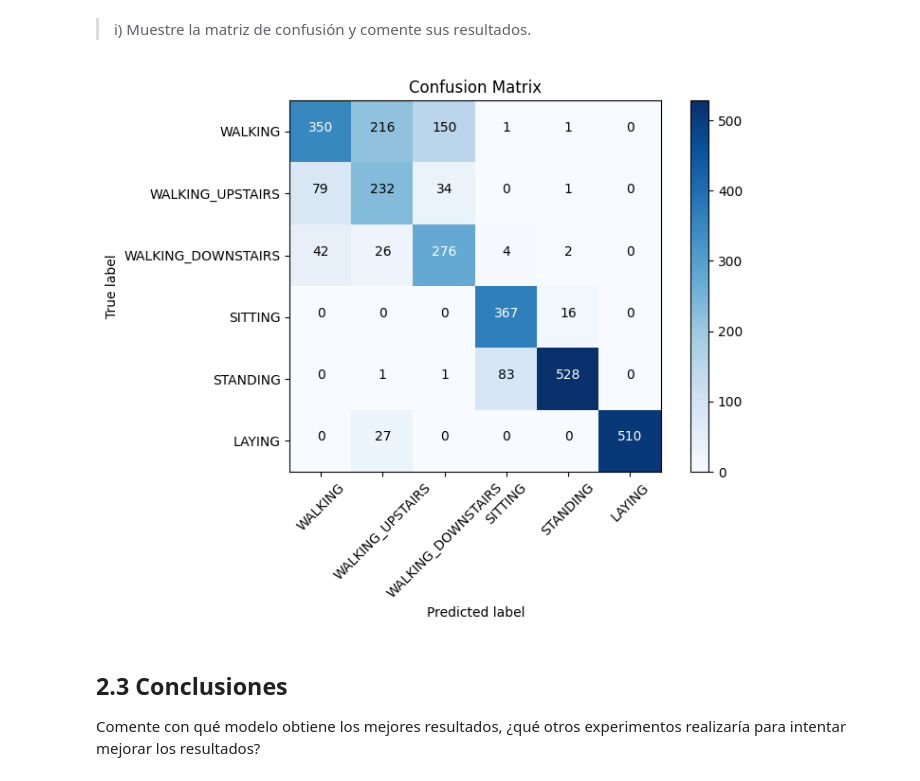
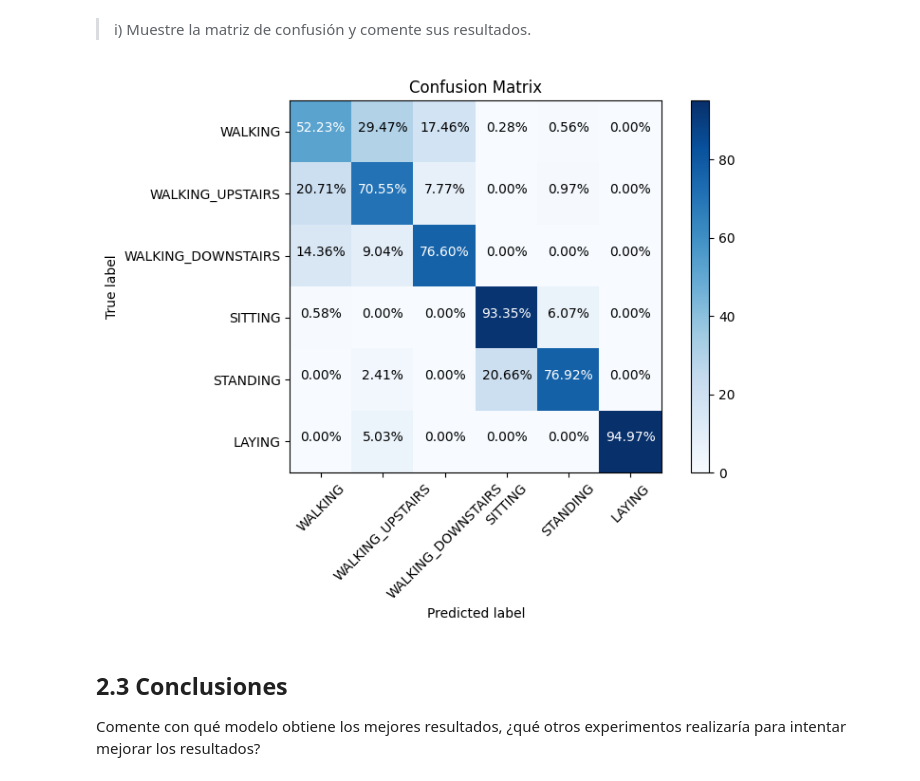
Before and after one commit to Diego-Astaburuaga/Tarea-2-IML, a Jupyter notebook: Entregable_Tarea_2.ipynb, the cells around one changed output. Cells and saved outputs as stored; diff of their text form; code cells hidden in the pictures.

```diff
--- a/Entregable_Tarea_2.ipynb
+++ b/Entregable_Tarea_2.ipynb
@@ -1077,11 +1084,3 @@ sitting 1286
 standing 1374
 laying 1407
 [figure]
-# %%
-y_test_help = y_test - 1
-train_count=np.bincount(np.array(y_test_help))
-for i in range(6):
-    print(activities_description[i],train_count[i])
-plt.bar(activities_description.values(), list(train_count), width=0.5)
-plt.xticks(rotation=45)
-plt.show()
@@ -1743,5 +1648,5 @@ El mejor modelo es el 5 con un accuracy de 0.908
 # %%
-ANN = ANN_5
+ANN = ANN_6
 ANN.compile(optimizer='sgd', loss='categorical_crossentropy',metrics=['categorical_accuracy'])
 history = ANN.fit(x_train, y_train_OHE,
                   batch_size=256,
@@ -1789,12 +1694,15 @@ cat = np.array([1,2,3,4,5,6])
 # Create the confusion matrix
 cm = confusion_matrix(cat[y_test_comp], cat[y_pred])
 
+# Convert the confusion matrix to percentages
+cm_percent = cm / cm.sum(axis=1)[:, np.newaxis] * 100
+
 # Get the number of classes
 num_classes = 6
 
 # Plot the confusion matrix
 plt.figure(figsize=(8, 6))
-plt.imshow(cm, interpolation='nearest', cmap=plt.cm.Blues)
+plt.imshow(cm_percent, interpolation='nearest', cmap=plt.cm.Blues)
 plt.title('Confusion Matrix')
 plt.colorbar()
 
@@ -1804,12 +1712,13 @@ plt.xticks(tick_marks, LABELS, rotation=45)
 plt.yticks(tick_marks, LABELS)
 
 # Add labels to each cell
-thresh = cm.max() / 2.0
+thresh = cm_percent.max() / 2.0
 for i in range(num_classes):
     for j in range(num_classes):
-        plt.text(j, i, format(cm[i, j], 'd'),
-                 horizontalalignment="center",
-                 color="white" if cm[i, j] > thresh else "black")
+        if cm_percent[i, j] != 0:
+            plt.text(j, i, format(cm_percent[i, j], '.2f') + '%',
+                horizontalalignment="center",
+                color="white" if cm_percent[i, j] > thresh else "black")
 
 # Add axis labels
 plt.ylabel('True label')
@@ -1983,38 +1892,42 @@ print(ada.predict(x_test))
 # %%
 # Create the confusion matrix
 cm = confusion_matrix(ada.predict(x_test), cat[y_pred])
+
+# Convert the confusion matrix to percentages
+cm_percent = cm / cm.sum(axis=1)[:, np.newaxis] * 100
 
 # Get the number of classes
 num_classes = 6
 
 # Plot the confusion matrix
 plt.figure(figsize=(8, 6))
-plt.imshow(cm, interpolation='nearest', cmap=plt.cm.Blues)
+plt.imshow(cm_percent, interpolation='nearest', cmap=plt.cm.Blues)
 plt.title('Confusion Matrix')
 plt.colorbar()
 
 # Add x-axis and y-axis labels
 tick_marks = np.arange(num_classes)
 plt.xticks(tick_marks, LABELS, rotation=45)
 plt.yticks(tick_marks, LABELS)
 
 # Add labels to each cell
-thresh = cm.max() / 2.0
+thresh = cm_percent.max() / 2.0
 for i in range(num_classes):
     for j in range(num_classes):
-        plt.text(j, i, format(cm[i, j], 'd'),
-                 horizontalalignment="center",
-                 color="white" if cm[i, j] > thresh else "black")
+        if cm_percent[i, j] != 0:
+            plt.text(j, i, format(cm_percent[i, j], '.2f') + '%',
+                    horizontalalignment="center",
+                    color="white" if cm_percent[i, j] > thresh else "black")
 
 # Add axis labels
 plt.ylabel('True label')
 plt.xlabel('Predicted label')
 
 # Show the plot
 plt.tight_layout()
 plt.show()
 # %% [output]
-[figure, old version]
+[figure, new version]
 # %% [markdown]
 ## 2.3 Conclusiones
 
```
Also changed, not shown: parts of 39 cells of this notebook.
